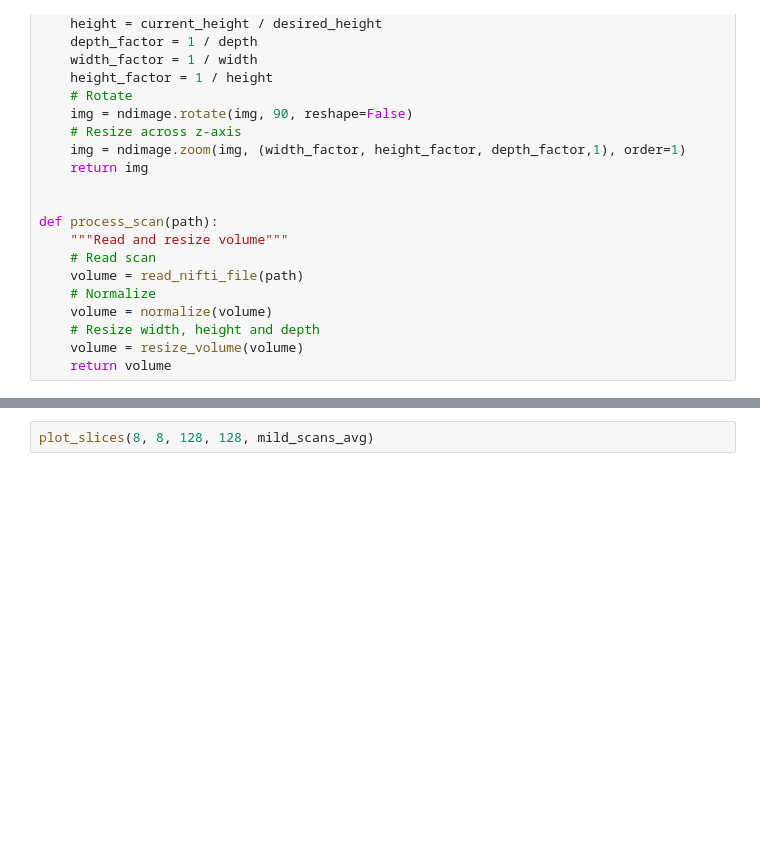
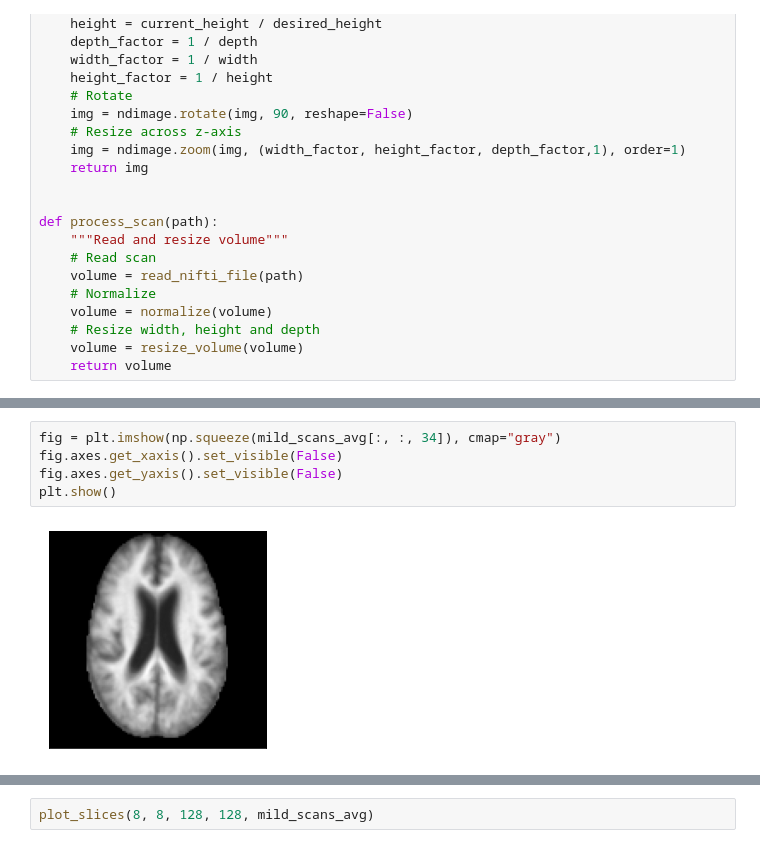
Before and after one commit to robert-kloepsch/alzheimer-classification, a Jupyter notebook: notebooks/EDA-images.ipynb, the cells around one changed output, grey strips where cells are left out. Drawn from its saved outputs; the diff is of its cells as text; blank space fills up the shorter version.

```diff
--- a/notebooks/EDA-images.ipynb
+++ b/notebooks/EDA-images.ipynb
@@ -123,2 +139,9 @@ severe_scans_avg = np.mean(list(severe_scans), axis=0)
+# %%
+fig = plt.imshow(np.squeeze(mild_scans_avg[:, :, 34]), cmap="gray")
+fig.axes.get_xaxis().set_visible(False)
+fig.axes.get_yaxis().set_visible(False)
+plt.show()
+# %% [output]
+[figure, added]
 # %%
 # Visualize montage of slices.
```
Also changed, not shown: parts of 14 cells of this notebook.
